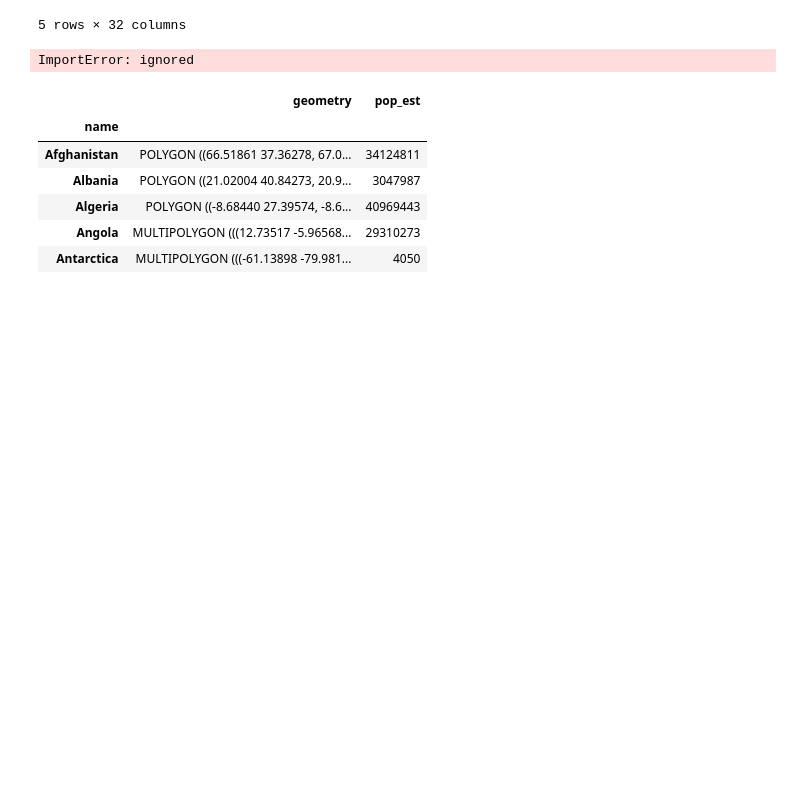
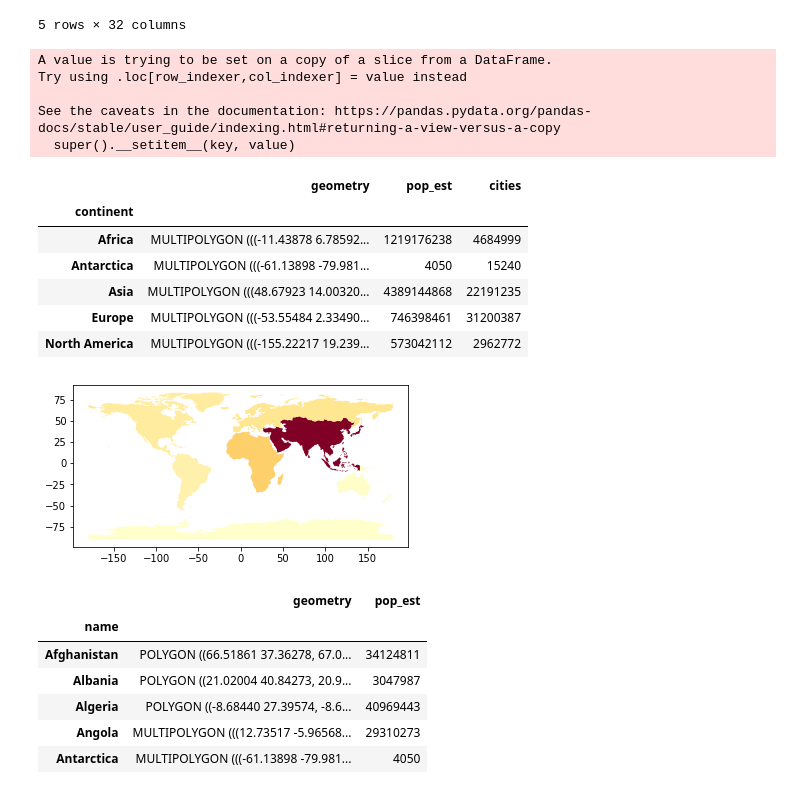
Before and after one commit to MarilynSmith1/EnvDatSci22, a Jupyter notebook: CodeSprints/VectorData101.ipynb, the cells around one changed output. Saved outputs shown, nothing was run; the diff lists cells and outputs as text; code cells hidden in the pictures; blank space fills up the shorter version.

```diff
--- a/CodeSprints/VectorData101.ipynb
+++ b/CodeSprints/VectorData101.ipynb
@@ -742,31 +741,43 @@ cities.head()
 # %%
  # Task 6 code here:
 
  #What is the total urban population on each continent
 
 # Re-read in the world dataset
 world = gpd.read_file(gpd.datasets.get_path('naturalearth_lowres'))
 
 # Re-read in the city dataset
 cities = gpd.read_file(populated_places_path)
 
-#merge city and country
-cities_with_country = gpd.sjoin(cities, countries, how="inner", op='intersects')
-#cities_with_country.head()
+# Select only the attributes we're interested in:
+world1 = world[['continent', 'geometry', 'pop_est']]
 
-# Select only the attributes we're interested in:
-world1 = cities_with_country[['continent', 'geometry', 'pop_est', 'pop_max']]
+world1['cities'] = cities.pop_max
 
 # Dissolve into country aggregates, collecting the sum of other attributes
-#changed urban_pop and pop_est
-urban_pop = cities_with_country.dissolve(by='pop_est', aggfunc='sum')
+urban_pop = world1.dissolve(by='continent', aggfunc='sum')
 
 #continents.plot(column = 'pop_est', scheme='quantiles', cmap='YlOrRd');
-urban_pop.plot(column = 'continent', cmap='YlOrRd');
+urban_pop.plot(column = 'pop_est', cmap='YlOrRd');
+
 #plt.legend()
 urban_pop.head()
+
+#world1.head()
 # %% [output]
-ImportError: ignored
+A value is trying to be set on a copy of a slice from a DataFrame.
+Try using .loc[row_indexer,col_indexer] = value instead
+
+See the caveats in the documentation: https://pandas.pydata.org/pandas-docs/stable/user_guide/indexing.html#returning-a-view-versus-a-copy
+  super().__setitem__(key, value)
+|  | geometry | pop_est | cities |
+| continent |  |  |  |
+| Africa | MULTIPOLYGON (((-11.43878 6.78592... | 1219176238 | 4684999 |
+| Antarctica | MULTIPOLYGON (((-61.13898 -79.981... | 4050 | 15240 |
+| Asia | MULTIPOLYGON (((48.67923 14.00320... | 4389144868 | 22191235 |
+| Europe | MULTIPOLYGON (((-53.55484 2.33490... | 746398461 | 31200387 |
+| North America | MULTIPOLYGON (((-155.22217 19.239... | 573042112 | 2962772 |
+[figure, added]
 # %%
 # Task 7 code here:
 
```
Also changed, not shown: parts of 12 cells of this notebook.
